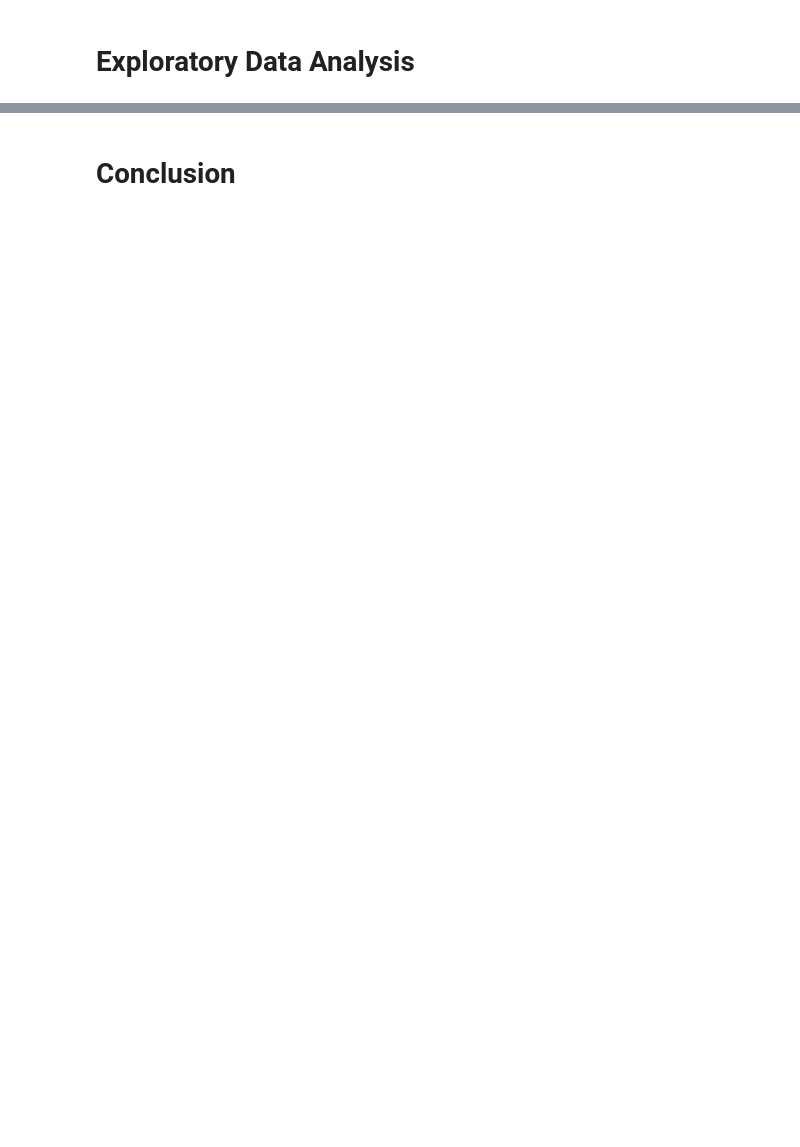
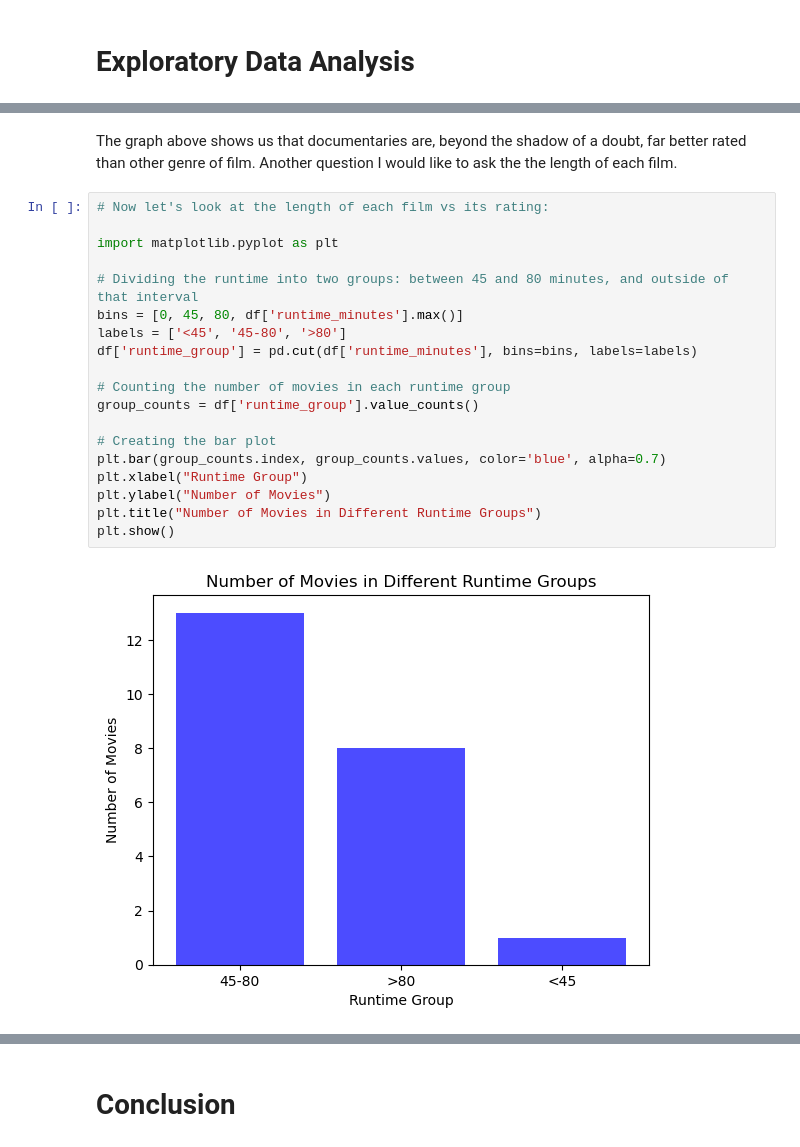
Before and after one commit to rafvrab/Microsoft_Film_Proposal, a Jupyter notebook: Notebook.ipynb, the cells around one changed output, grey strips where cells are left out. Saved outputs shown, nothing was run; the diff lists cells and outputs as text; blank space fills up the shorter version.

```diff
--- a/Notebook.ipynb
+++ b/Notebook.ipynb
@@ -8,0 +213,23 @@
+# %% [markdown]
+The graph above shows us that documentaries are, beyond the shadow of a doubt, far better rated than other genre of film.  Another question I would like to ask the the length of each film.
+# %%
+# Now let's look at the length of each film vs its rating:
+
+import matplotlib.pyplot as plt
+
+# Dividing the runtime into two groups: between 45 and 80 minutes, and outside of that interval
+bins = [0, 45, 80, df['runtime_minutes'].max()]
+labels = ['<45', '45-80', '>80']
+df['runtime_group'] = pd.cut(df['runtime_minutes'], bins=bins, labels=labels)
+
+# Counting the number of movies in each runtime group
+group_counts = df['runtime_group'].value_counts()
+
+# Creating the bar plot
+plt.bar(group_counts.index, group_counts.values, color='blue', alpha=0.7)
+plt.xlabel("Runtime Group")
+plt.ylabel("Number of Movies")
+plt.title("Number of Movies in Different Runtime Groups")
+plt.show()
+# %% [output]
+[figure, added]
```
Also changed, not shown: parts of 65 cells of this notebook, 1 other file.
